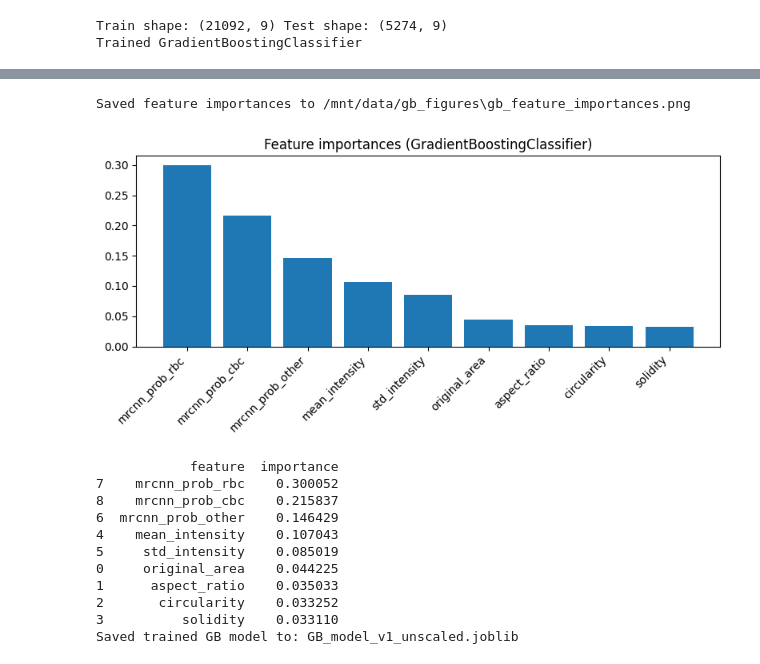
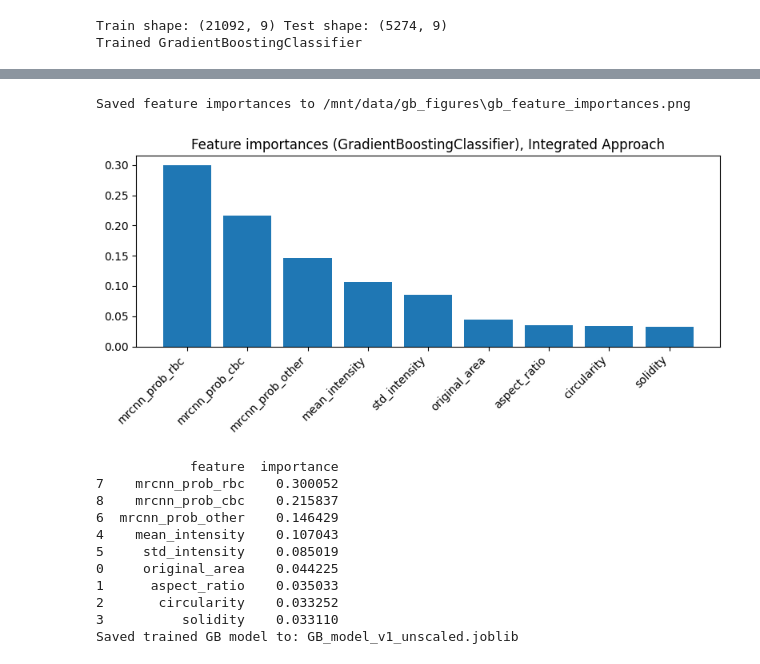
Before and after one commit to shivan-21/MASK-R-CNN-Vision-Biology-Lab, a Jupyter notebook: analysis/integrated_gb_model_training.ipynb, the cells around one changed output, grey strips where cells are left out. Saved outputs shown, nothing was run; the diff lists cells and outputs as text; code cells hidden in the pictures.

```diff
--- a/analysis/integrated_gb_model_training.ipynb
+++ b/analysis/integrated_gb_model_training.ipynb
@@ -161,27 +161,27 @@ Saved confusion matrix to /mnt/data/gb_figures\confusion_matrix.png
 # %%
 # ---------- 6) Feature importances ----------
 importances = gb.feature_importances_
 feat_imp = pd.DataFrame({"feature": feature_cols, "importance": importances}).sort_values("importance", ascending=False)
 plt.figure(figsize=(8,4))
 plt.bar(feat_imp["feature"], feat_imp["importance"])
 plt.xticks(rotation=45, ha="right")
-plt.title("Feature importances (GradientBoostingClassifier)")
+plt.title("Feature importances (GradientBoostingClassifier), Integrated Approach")
 plt.tight_layout()
 fi_file = os.path.join(FIGURES_DIR, "gb_feature_importances.png")
 plt.savefig(fi_file, dpi=150)
 print("Saved feature importances to", fi_file)
 plt.show()
 print(feat_imp)
 
 # ---------- 7) Save trained model and (optionally) scaler ----------
 joblib.dump(gb, MODEL_SAVE_PATH)
 print("Saved trained GB model to:", MODEL_SAVE_PATH)
 
 # If you used a scaler for the GB, also save it; here we saved none because GB didn't need scaling.
 # joblib.dump(scaler_gb, "/path/to/scaler.joblib")
 # %% [output]
 Saved feature importances to /mnt/data/gb_figures\gb_feature_importances.png
-[figure, old version]
+[figure, new version]
             feature  importance
 7    mrcnn_prob_rbc    0.300052
 8    mrcnn_prob_cbc    0.215837
```
Also changed, not shown: parts of 1 cell of this notebook, 45 other files.
